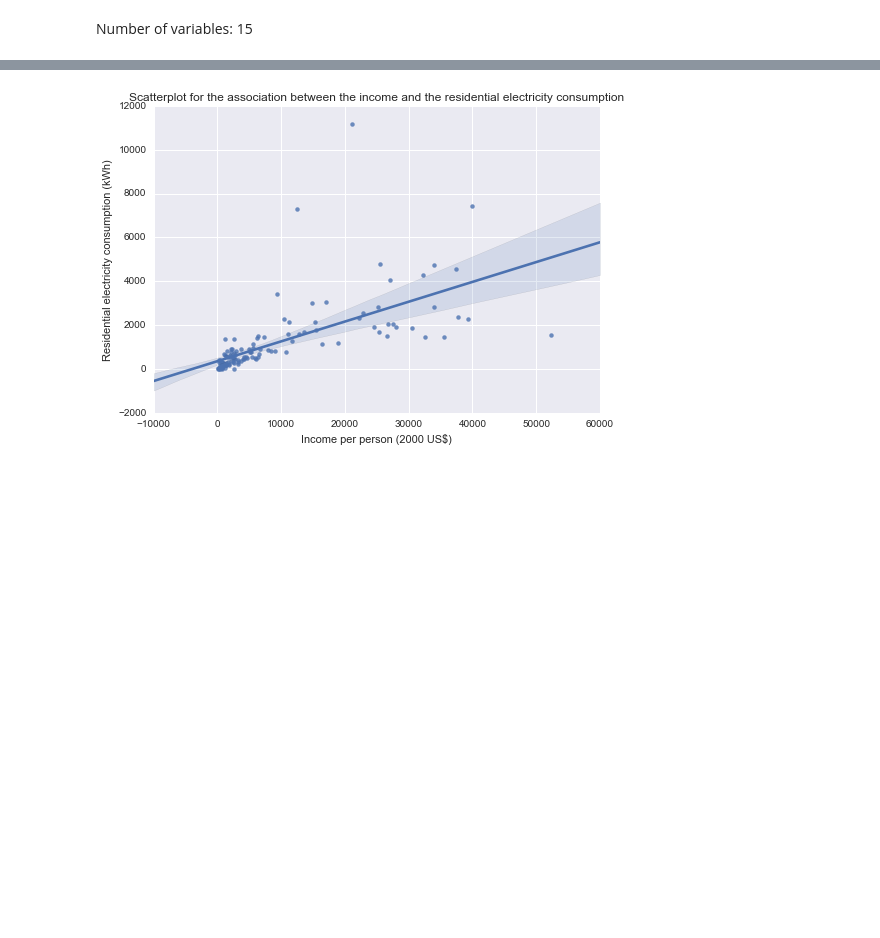
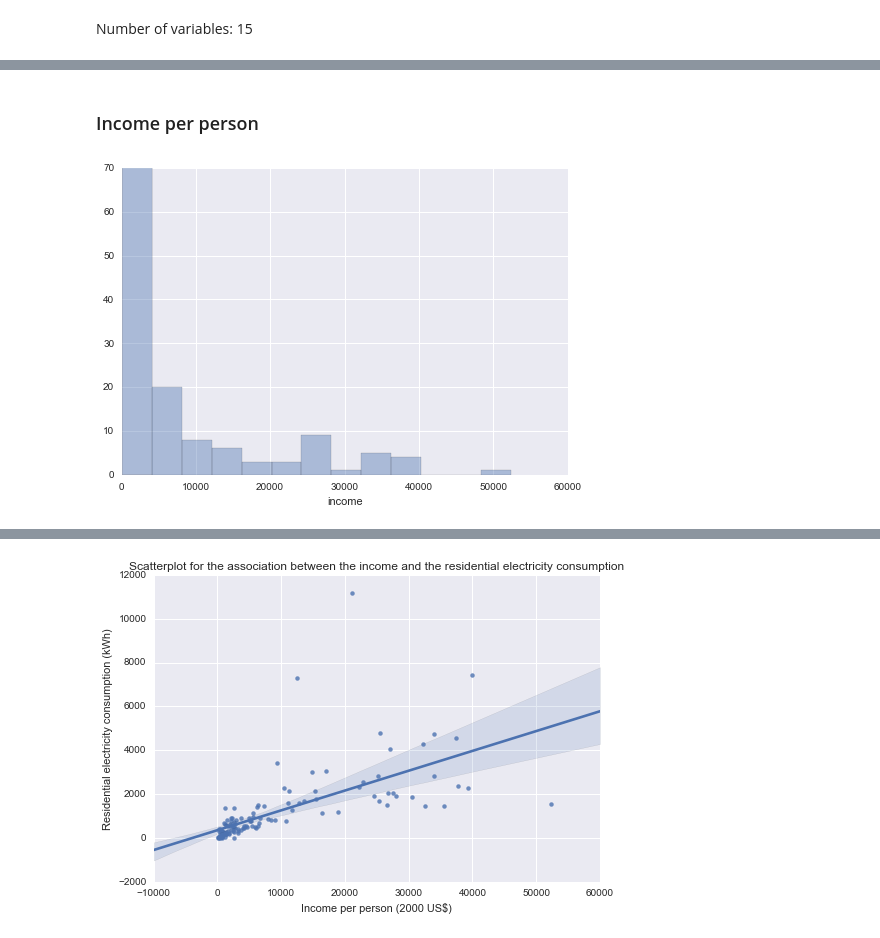
Before and after one commit to fcollonval/coursera_data_visualization, a Jupyter notebook: BasicLinearRegression.ipynb, the cells around one changed output, grey strips where cells are left out. Saved outputs shown, nothing was run; the diff lists cells and outputs as text; code cells hidden in the pictures; blank space fills up the shorter version.

```diff
--- a/BasicLinearRegression.ipynb
+++ b/BasicLinearRegression.ipynb
@@ -46,0 +50,7 @@ Number of variables: 15
+# %% [markdown]
+### Income per person
+# %%
+sns.distplot(subdata2['income'], kde=False)
+plt.xlabel('Income per person (2000 US$)');
+# %% [output]
+[figure, added]
```
Also changed, not shown: parts of 20 cells of this notebook.
